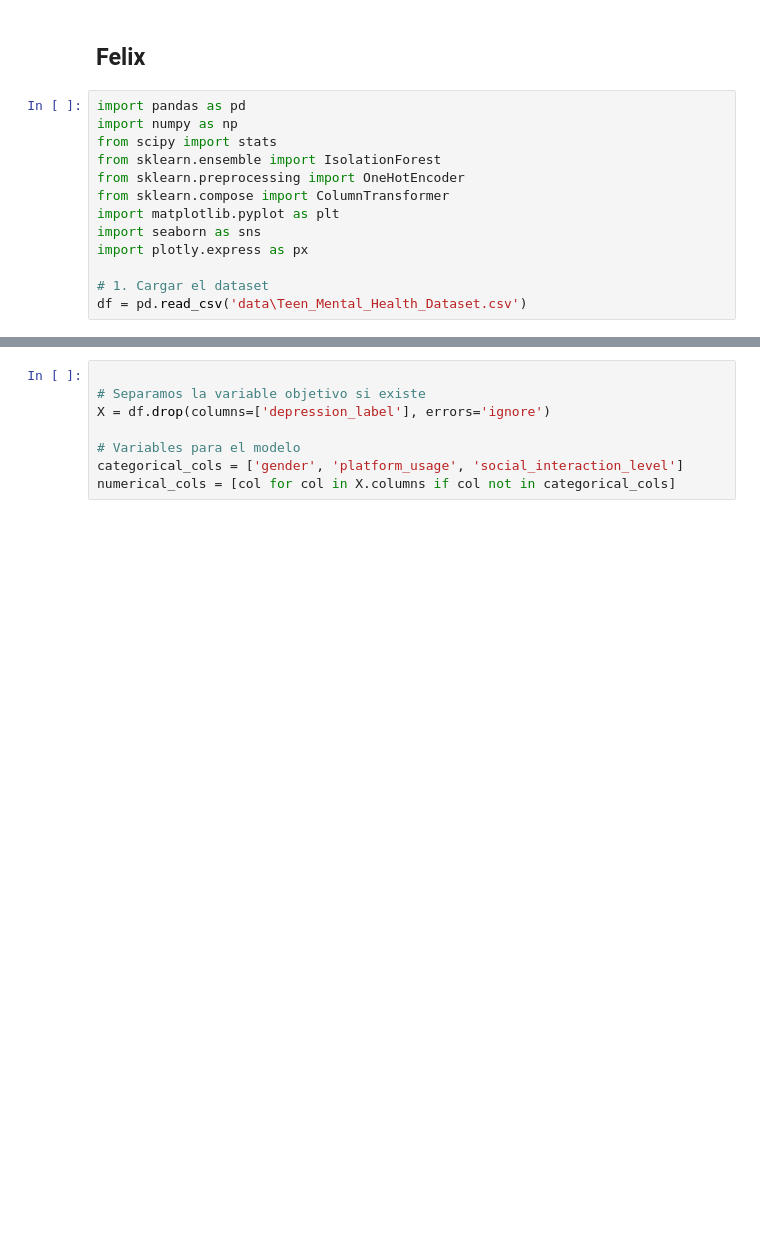
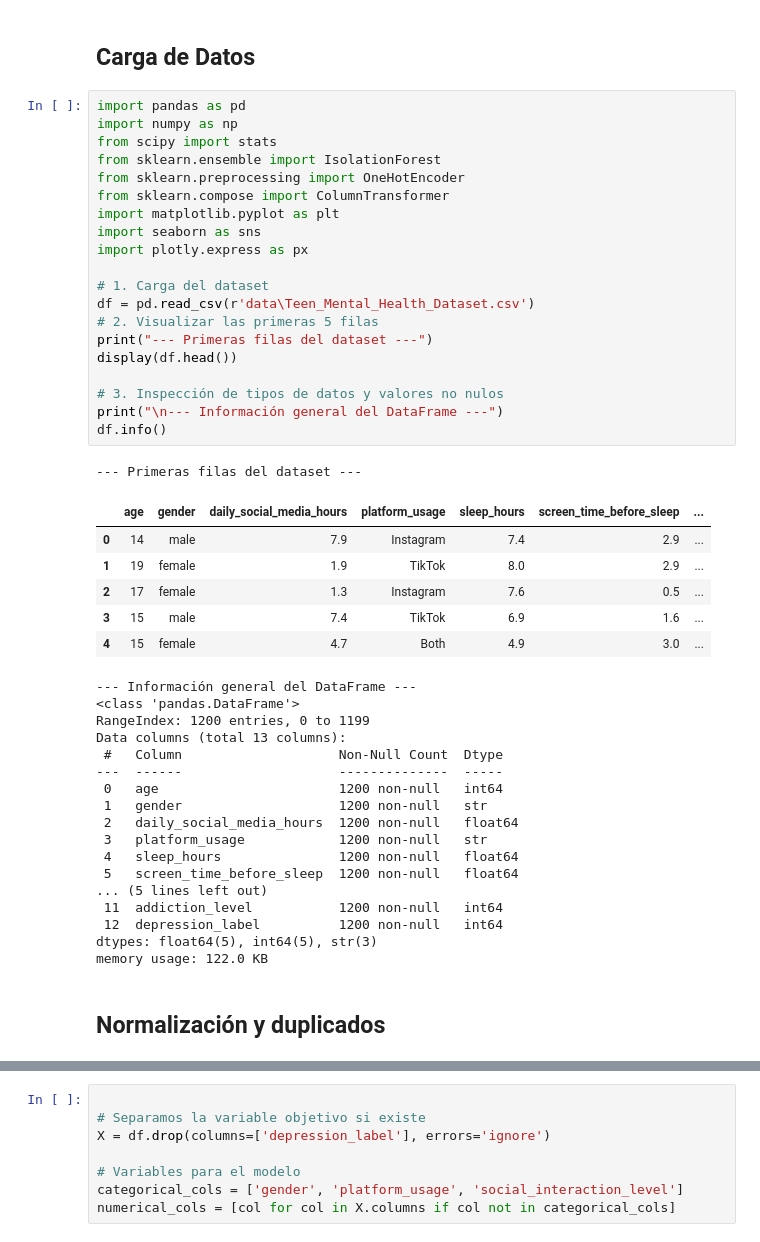
Before and after one commit to Bootcamp-DA-P2/proyecto7-regression-grupo5, a Jupyter notebook: 3.ipynb, the cells around one changed output, grey strips where cells are left out. Drawn from its saved outputs; the diff is of its cells as text; blank space fills up the shorter version.

```diff
--- a/3.ipynb
+++ b/3.ipynb
@@ -1,15 +1,49 @@
-# %% [markdown]
-## Felix
+# %% [markdown]
+## Carga de Datos
 # %%
 import pandas as pd
 import numpy as np
 from scipy import stats
 from sklearn.ensemble import IsolationForest
 from sklearn.preprocessing import OneHotEncoder
 from sklearn.compose import ColumnTransformer
 import matplotlib.pyplot as plt
 import seaborn as sns
 import plotly.express as px
 
-# 1. Cargar el dataset
-df = pd.read_csv('data\Teen_Mental_Health_Dataset.csv')
+# 1. Carga del dataset
+df = pd.read_csv(r'data\Teen_Mental_Health_Dataset.csv')
+# 2. Visualizar las primeras 5 filas
+print("--- Primeras filas del dataset ---")
+display(df.head())
+
+# 3. Inspección de tipos de datos y valores no nulos
+print("\n--- Información general del DataFrame ---")
+df.info()
+# %% [output]
+--- Primeras filas del dataset ---
+|  | age | gender | daily_social_media_hours | platform_usage | sleep_hours | screen_time_before_sleep | ... |
+| 0 | 14 | male | 7.9 | Instagram | 7.4 | 2.9 | ... |
+| 1 | 19 | female | 1.9 | TikTok | 8.0 | 2.9 | ... |
+| 2 | 17 | female | 1.3 | Instagram | 7.6 | 0.5 | ... |
+| 3 | 15 | male | 7.4 | TikTok | 6.9 | 1.6 | ... |
+| 4 | 15 | female | 4.7 | Both | 4.9 | 3.0 | ... |
+--- Información general del DataFrame ---
+<class 'pandas.DataFrame'>
+RangeIndex: 1200 entries, 0 to 1199
+Data columns (total 13 columns):
+ #   Column                    Non-Null Count  Dtype
+---  ------                    --------------  -----
+ 0   age                       1200 non-null   int64
+ 1   gender                    1200 non-null   str
+ 2   daily_social_media_hours  1200 non-null   float64
+ 3   platform_usage            1200 non-null   str
+ 4   sleep_hours               1200 non-null   float64
+ 5   screen_time_before_sleep  1200 non-null   float64
+... (5 lines left out)
+ 11  addiction_level           1200 non-null   int64
+ 12  depression_label          1200 non-null   int64
+dtypes: float64(5), int64(5), str(3)
+memory usage: 122.0 KB
+# %% [markdown]
+## Normalización y duplicados
```
Also changed, not shown: parts of 13 cells of this notebook.
